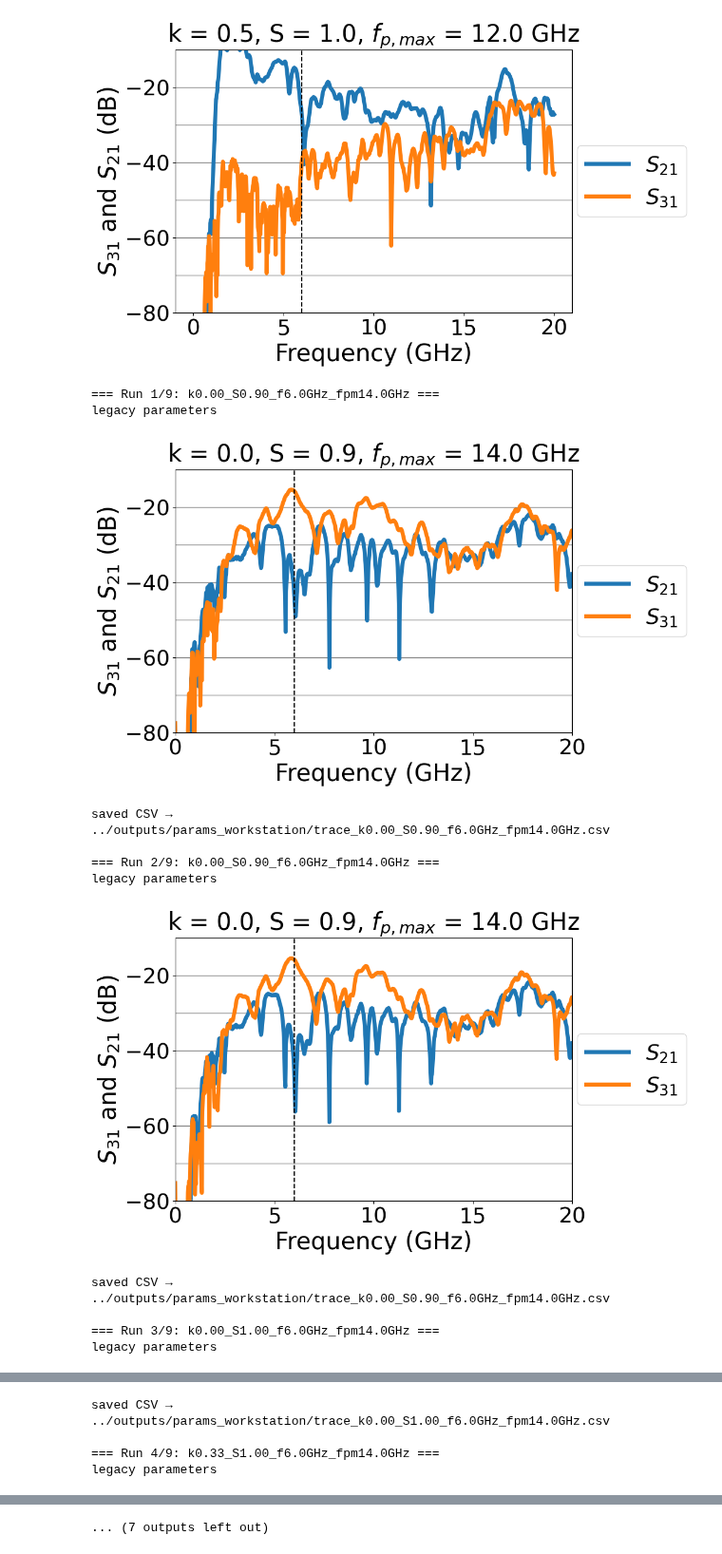
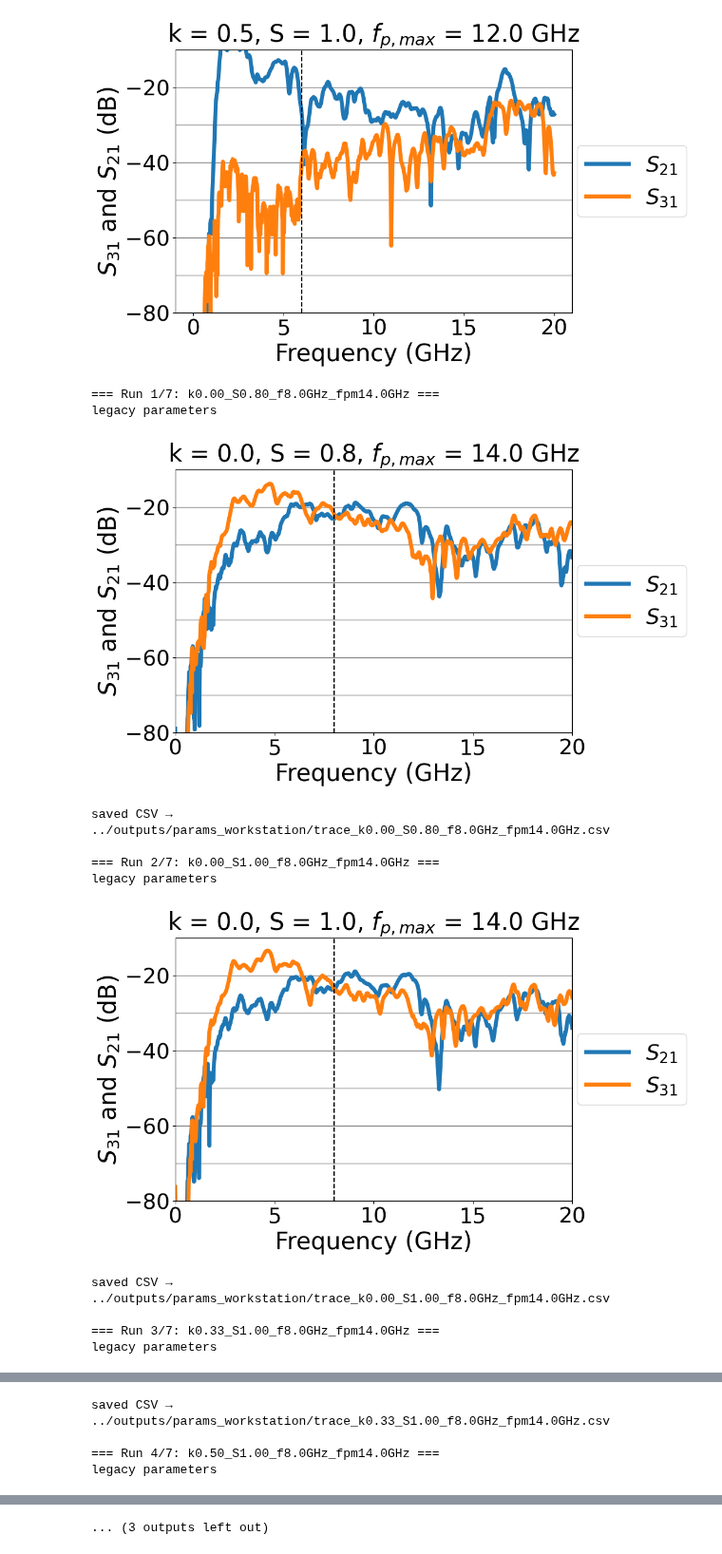
Before and after one commit to Strongly-Coupled-Systems-Lab/PMM, a Jupyter notebook: scripts/debug_copy2.ipynb, the cells around one changed output, grey strips where cells are left out. Shown at 95% size. Cells and saved outputs as stored; diff of their text form; code cells hidden in the pictures.

```diff
--- a/scripts/debug_copy2.ipynb
+++ b/scripts/debug_copy2.ipynb
@@ -581,7 +581,7 @@ rho0 = np.full(num_bulbs, 0.10)  # small positive start for all bulbs
 fpm = 18.0           # GHz, max plasma frequency
 k = 0.33              # knob parameter
 S = 1.0              # scale parameter
-f = 8.0              # GHz, target operating frequency
+f = 4.0              # GHz, target operating frequency
 df = 0.5             # bandwidth
 n_total_calls = 160   # total Bayesian evaluations
 n_initial_points = 20 #*********push to 25 if too noisy (number random evals before EI starts exploiting)
@@ -635,6 +635,7 @@ print("\n[done] Outputs saved in:", progress_dir)
 # %%
 # checking params from workstation with envelope sweep:
 # runs Wvg_Run_And_Plot for a few (k,S) pairs, pauses for the VNA, then saves the s-params to a csv.
+# use swap_parameters:true in init and .yaml when needed
 
 import time, os
 import numpy as np
@@ -642,26 +643,24 @@ from PMM.PMMInSitu import PMMInSitu
 
 conf_path = "../confs/conf_test.yaml"
 save_dir  = "../outputs/params_workstation"
-rho_file  = "../outputs/params_workstation/test-51-91-86.csv"
+rho_file  = "../outputs/params_workstation/6by6HexWvg_ez_w8GHz_wpmax14GHz_gam1GHz_res30_nonuniform_r3.csv"
 
 fpm       = 14.0
-f_center  = 6.0        # ******match this to rho_file from Noah******
+f_center  = 8.0        # ******match this to rho_file from Noah******
 fwin      = [0.0, 20.0]
 show_plot = True
 
 vna_settle_s = 8.0
-idle_s       = 37.0
+idle_s       = 20.0
 
 # Envelope lines
 runs = [ #(k,S)
-    (0.00, 0.90), # adjust S ends in case i over/under shot
-    (0.00, 0.90),
+    (0.00, 0.80), # adjust S ends in case i over/under shot
     (0.00, 1.00),  # top
     (0.33, 1.00),
     (0.50, 1.00),  # middle
     (0.67, 1.00),
-    (1.00, 1.10),  # bottom
-    (1.00, 1.10),
+    (1.00, 1.00),  # bottom
     (1.00, 1.20),
 ]
 
@@ -683,39 +682,39 @@ for idx, (k, S) in enumerate(runs, start=1):
         f=f_center,
         fwin=fwin,
         show=show_plot
     )
 
     time.sleep(vna_settle_s)
 
     # Get s-params and save
     try:
         freq, S21, S31 = PMM.Get_S21_S31()
         out = np.column_stack([
             freq/1e9,
             np.real(S21), np.imag(S21), np.abs(S21),
             np.real(S31), np.imag(S31), np.abs(S31),
         ])
         header = "freq_GHz,S21_real,S21_imag,S21_mag,S31_real,S31_imag,S31_mag"
         out_path = os.path.join(save_dir, f"trace_{tag}.csv")
         np.savetxt(out_path, out, delimiter=",", header=header, comments="")
         print(f"saved CSV → {out_path}")
     except Exception as e:
         print(f"could not read/save S-parameters: {e}")
 
     if idle_s > 0:
         time.sleep(idle_s)
 
 print("\nAll envelope runs done.")
 # %% [output]
-=== Run 1/9: k0.00_S0.90_f6.0GHz_fpm14.0GHz ===
+=== Run 1/7: k0.00_S0.80_f8.0GHz_fpm14.0GHz ===
 legacy parameters
-[figure, old version]
+[figure, new version]
-saved CSV → ../outputs/params_workstation/trace_k0.00_S0.90_f6.0GHz_fpm14.0GHz.csv
+saved CSV → ../outputs/params_workstation/trace_k0.00_S0.80_f8.0GHz_fpm14.0GHz.csv
 
-=== Run 2/9: k0.00_S0.90_f6.0GHz_fpm14.0GHz ===
+=== Run 2/7: k0.00_S1.00_f8.0GHz_fpm14.0GHz ===
 legacy parameters
-[figure, old version]
+[figure, new version]
-saved CSV → ../outputs/params_workstation/trace_k0.00_S0.90_f6.0GHz_fpm14.0GHz.csv
+saved CSV → ../outputs/params_workstation/trace_k0.00_S1.00_f8.0GHz_fpm14.0GHz.csv
 
-=== Run 3/9: k0.00_S1.00_f6.0GHz_fpm14.0GHz ===
+=== Run 3/7: k0.33_S1.00_f8.0GHz_fpm14.0GHz ===
 legacy parameters
@@ -723,4 +722,4 @@ legacy parameters
-saved CSV → ../outputs/params_workstation/trace_k0.00_S1.00_f6.0GHz_fpm14.0GHz.csv
+saved CSV → ../outputs/params_workstation/trace_k0.33_S1.00_f8.0GHz_fpm14.0GHz.csv
 
-=== Run 4/9: k0.33_S1.00_f6.0GHz_fpm14.0GHz ===
+=== Run 4/7: k0.50_S1.00_f8.0GHz_fpm14.0GHz ===
 legacy parameters
@@ -738 +737 @@ legacy parameters
-... (7 outputs left out)
+... (3 outputs left out)
```
Also changed, not shown: parts of 1 cell of this notebook, 11 other files.
